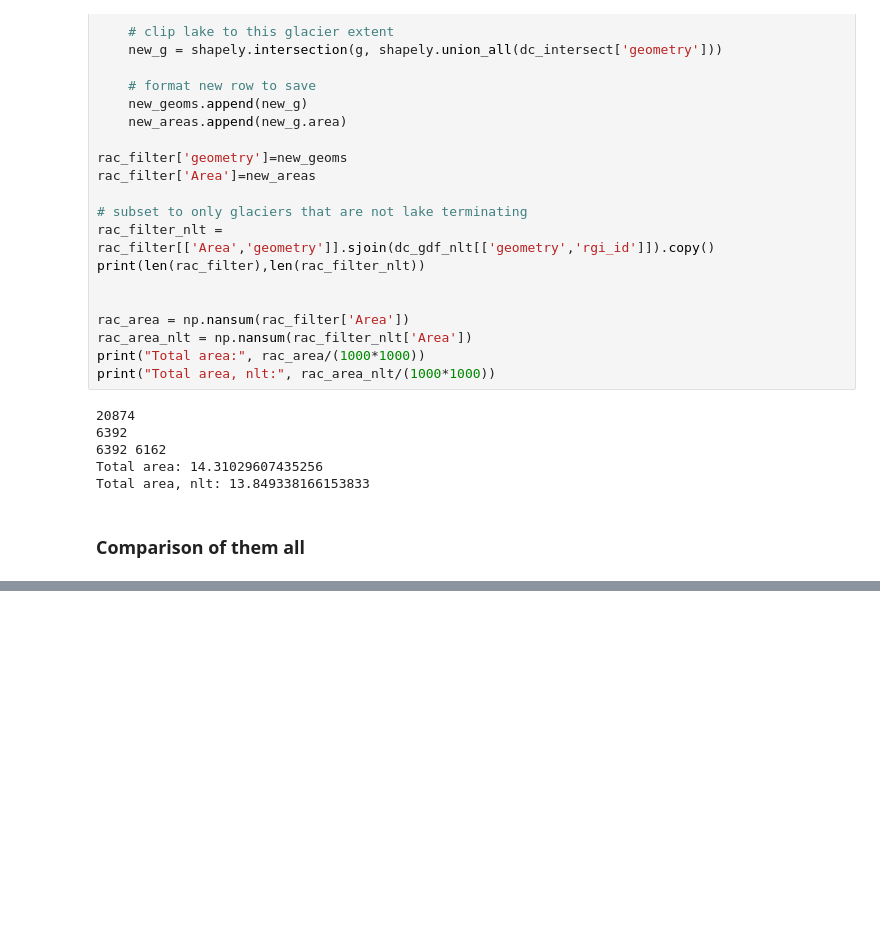
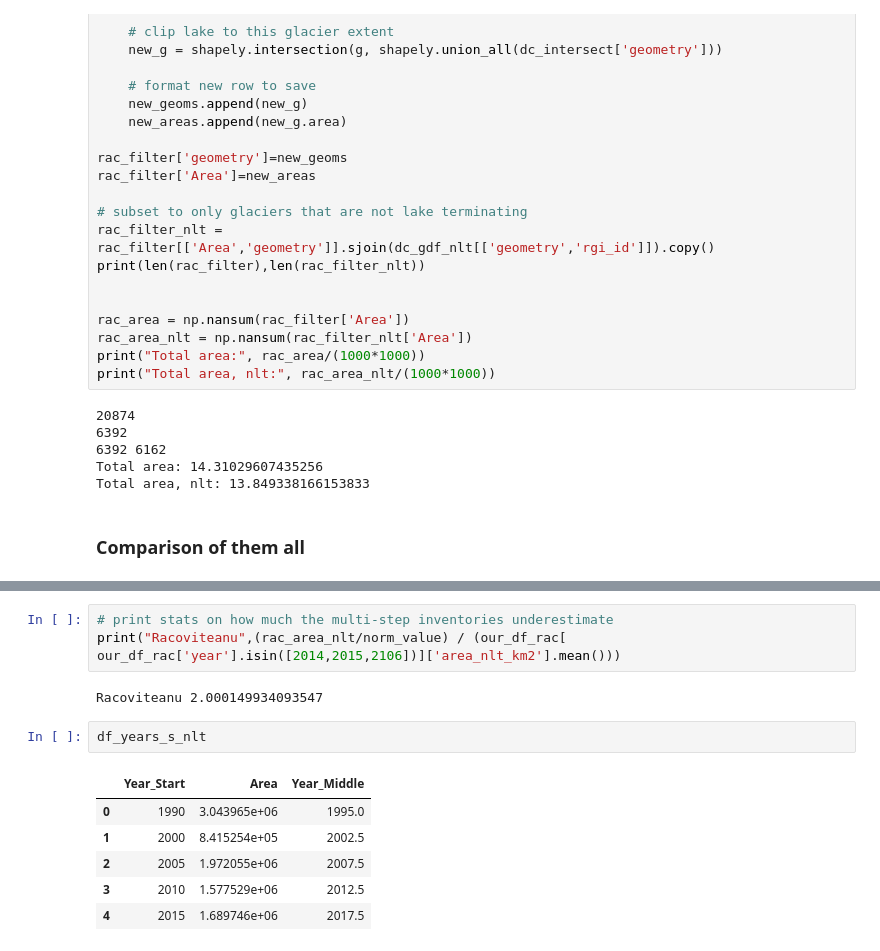
Before and after one commit to lucas-zeller/HMA_supraglacial_hydrology, a Jupyter notebook: Figures/inventory_comparison.ipynb, the cells around one changed output, grey strips where cells are left out. Cells and saved outputs as stored; diff of their text form; blank space fills up the shorter version.

```diff
--- a/Figures/inventory_comparison.ipynb
+++ b/Figures/inventory_comparison.ipynb
@@ -573,0 +676,14 @@ plt.tight_layout()
+# %%
+# print stats on how much the multi-step inventories underestimate
+print("Racoviteanu",(rac_area_nlt/norm_value) / (our_df_rac[ our_df_rac['year'].isin([2014,2015,2106])]['area_nlt_km2'].mean()))
+# %% [output]
+Racoviteanu 2.000149934093547
+# %%
+df_years_s_nlt
+# %% [output]
+|  | Year_Start | Area | Year_Middle |
+| 0 | 1990 | 3.043965e+06 | 1995.0 |
+| 1 | 2000 | 8.415254e+05 | 2002.5 |
+| 2 | 2005 | 1.972055e+06 | 2007.5 |
+| 3 | 2010 | 1.577529e+06 | 2012.5 |
+| 4 | 2015 | 1.689746e+06 | 2017.5 |
```
Also changed, not shown: parts of 16 cells of this notebook, 35 other files.
